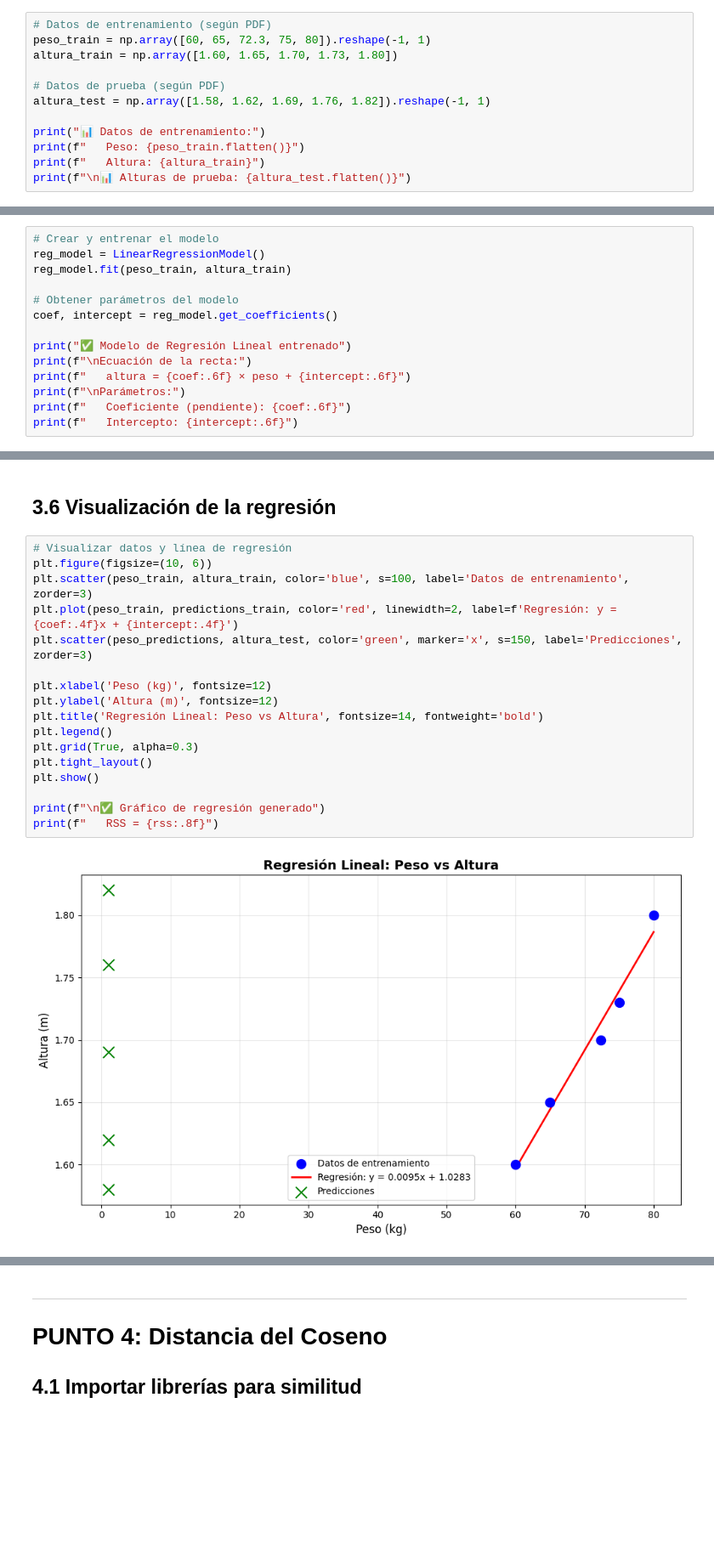
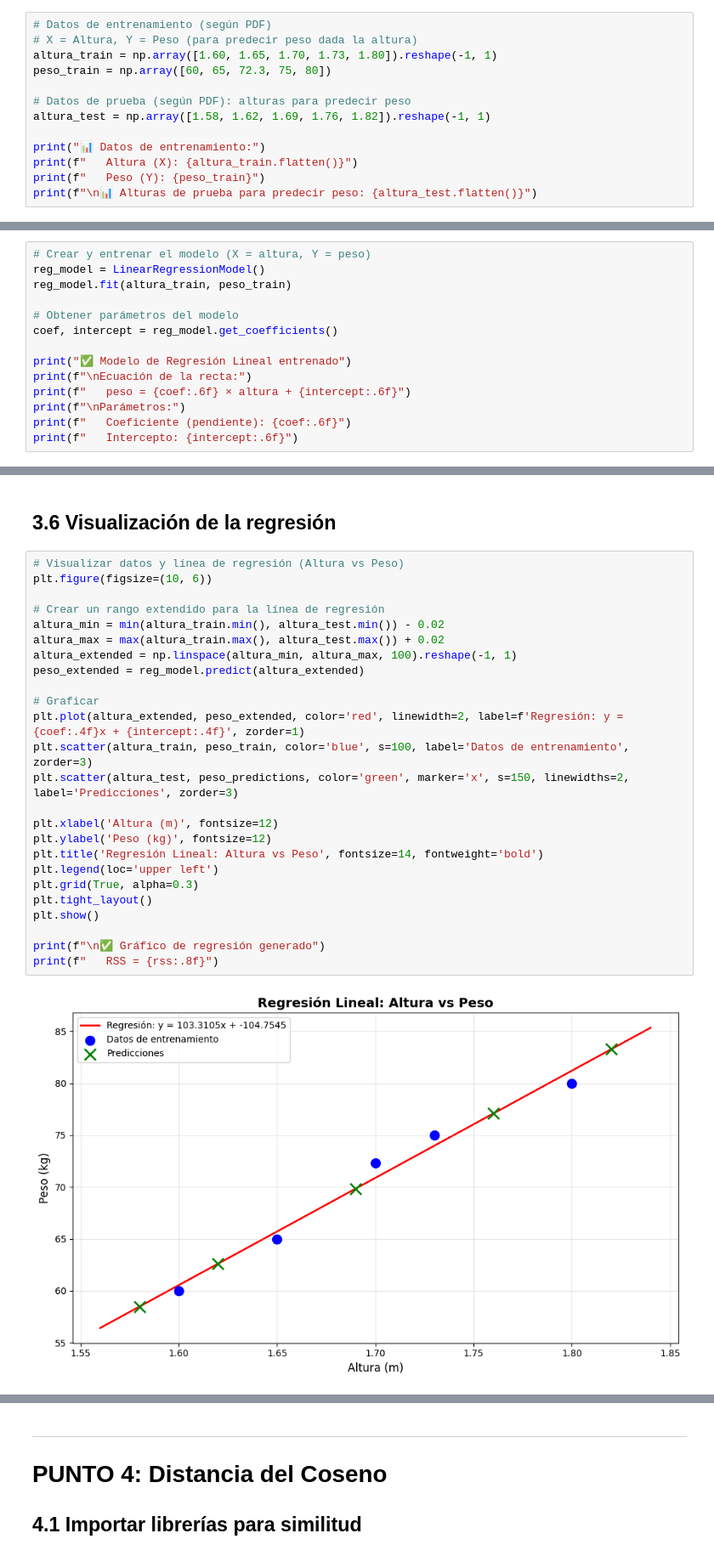
Before and after one commit to RCarrascoO/machine-learning-kalman-labs, a Jupyter notebook: notebooks/parte_a.ipynb, the cells around one changed output, grey strips where cells are left out. Shown at 85% size. Drawn from its saved outputs; the diff is of its cells as text; blank space fills up the shorter version.

```diff
--- a/notebooks/parte_a.ipynb
+++ b/notebooks/parte_a.ipynb
@@ -403,15 +408,16 @@ print("✅ Librerías para Regresión importadas correctamente")
 ## 3.2 Datos de entrenamiento y prueba (según PDF)
 # %%
 # Datos de entrenamiento (según PDF)
-peso_train = np.array([60, 65, 72.3, 75, 80]).reshape(-1, 1)
-altura_train = np.array([1.60, 1.65, 1.70, 1.73, 1.80])
+# X = Altura, Y = Peso (para predecir peso dada la altura)
+altura_train = np.array([1.60, 1.65, 1.70, 1.73, 1.80]).reshape(-1, 1)
+peso_train = np.array([60, 65, 72.3, 75, 80])
 
-# Datos de prueba (según PDF)
+# Datos de prueba (según PDF): alturas para predecir peso
 altura_test = np.array([1.58, 1.62, 1.69, 1.76, 1.82]).reshape(-1, 1)
 
 print("📊 Datos de entrenamiento:")
-print(f"   Peso: {peso_train.flatten()}")
-print(f"   Altura: {altura_train}")
-print(f"\n📊 Alturas de prueba: {altura_test.flatten()}")
+print(f"   Altura (X): {altura_train.flatten()}")
+print(f"   Peso (Y): {peso_train}")
+print(f"\n📊 Alturas de prueba para predecir peso: {altura_test.flatten()}")
 # %% [output]
 📊 Datos de entrenamiento:
@@ -422,16 +428,16 @@ print(f"\n📊 Alturas de prueba: {altura_test.flatten()}")
 # %% [markdown]
 ## 3.3 Entrenar modelo de regresión
 # %%
-# Crear y entrenar el modelo
+# Crear y entrenar el modelo (X = altura, Y = peso)
 reg_model = LinearRegressionModel()
-reg_model.fit(peso_train, altura_train)
+reg_model.fit(altura_train, peso_train)
 
 # Obtener parámetros del modelo
 coef, intercept = reg_model.get_coefficients()
 
 print("✅ Modelo de Regresión Lineal entrenado")
 print(f"\nEcuación de la recta:")
-print(f"   altura = {coef:.6f} × peso + {intercept:.6f}")
+print(f"   peso = {coef:.6f} × altura + {intercept:.6f}")
 print(f"\nParámetros:")
 print(f"   Coeficiente (pendiente): {coef:.6f}")
 print(f"   Intercepto: {intercept:.6f}")
@@ -497,22 +503,30 @@ Interpretación:
 # %% [markdown]
 ## 3.6 Visualización de la regresión
 # %%
-# Visualizar datos y línea de regresión
+# Visualizar datos y línea de regresión (Altura vs Peso)
 plt.figure(figsize=(10, 6))
-plt.scatter(peso_train, altura_train, color='blue', s=100, label='Datos de entrenamiento', zorder=3)
-plt.plot(peso_train, predictions_train, color='red', linewidth=2, label=f'Regresión: y = {coef:.4f}x + {intercept:.4f}')
-plt.scatter(peso_predictions, altura_test, color='green', marker='x', s=150, label='Predicciones', zorder=3)
 
-plt.xlabel('Peso (kg)', fontsize=12)
-plt.ylabel('Altura (m)', fontsize=12)
-plt.title('Regresión Lineal: Peso vs Altura', fontsize=14, fontweight='bold')
-plt.legend()
+# Crear un rango extendido para la línea de regresión
+altura_min = min(altura_train.min(), altura_test.min()) - 0.02
+altura_max = max(altura_train.max(), altura_test.max()) + 0.02
+altura_extended = np.linspace(altura_min, altura_max, 100).reshape(-1, 1)
+peso_extended = reg_model.predict(altura_extended)
+
+# Graficar
+plt.plot(altura_extended, peso_extended, color='red', linewidth=2, label=f'Regresión: y = {coef:.4f}x + {intercept:.4f}', zorder=1)
+plt.scatter(altura_train, peso_train, color='blue', s=100, label='Datos de entrenamiento', zorder=3)
+plt.scatter(altura_test, peso_predictions, color='green', marker='x', s=150, linewidths=2, label='Predicciones', zorder=3)
+
+plt.xlabel('Altura (m)', fontsize=12)
+plt.ylabel('Peso (kg)', fontsize=12)
+plt.title('Regresión Lineal: Altura vs Peso', fontsize=14, fontweight='bold')
+plt.legend(loc='upper left')
 plt.grid(True, alpha=0.3)
 plt.tight_layout()
 plt.show()
 
 print(f"\n✅ Gráfico de regresión generado")
 print(f"   RSS = {rss:.8f}")
 # %% [output]
-[figure, old version]
+[figure, new version]
 ✅ Gráfico de regresión generado
```
Also changed, not shown: parts of 13 cells of this notebook, 3 other files.
